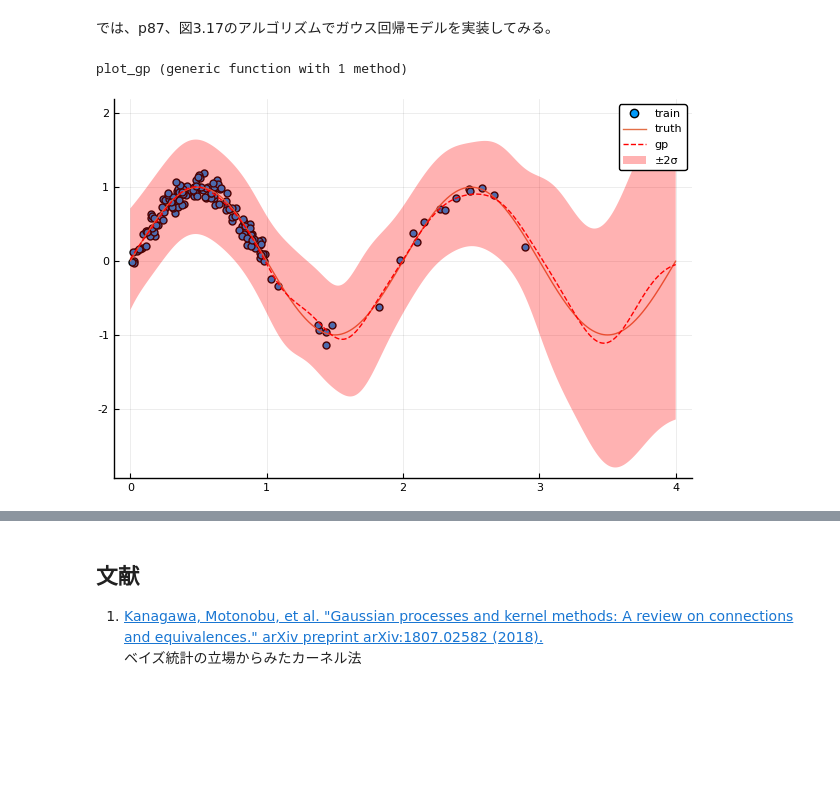
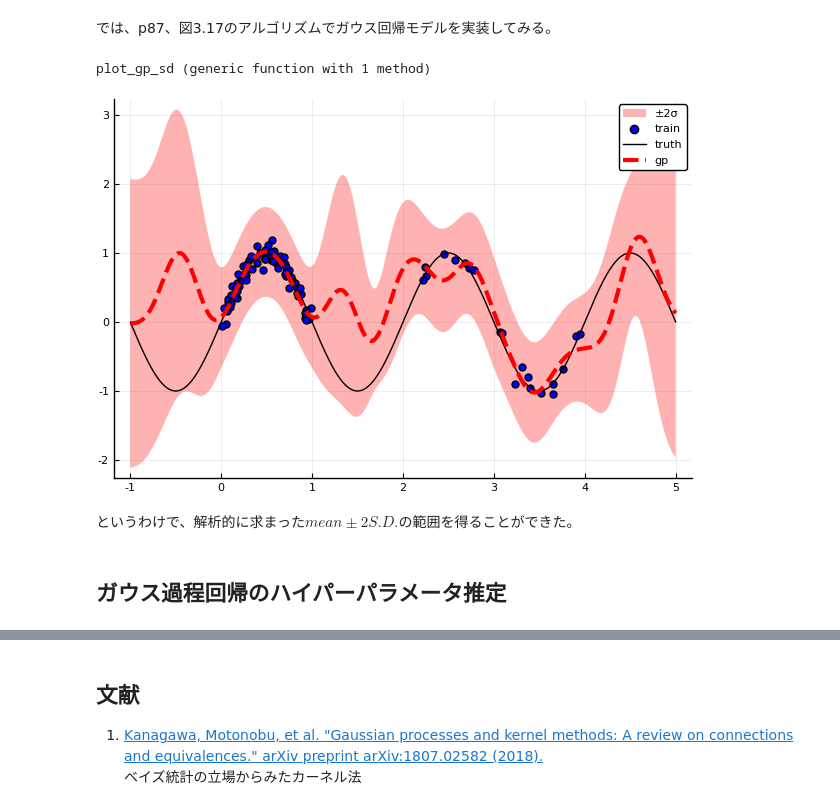
Before and after one commit to sunbluesome/sunbluesome.github.io, a Jupyter notebook: GaussianProcess/chap3.ipynb, the cells around one changed output, grey strips where cells are left out. Drawn from its saved outputs; the diff is of its cells as text; code cells hidden in the pictures; blank space fills up the shorter version.

```diff
--- a/GaussianProcess/chap3.ipynb
+++ b/GaussianProcess/chap3.ipynb
@@ -520,6 +518,8 @@ $$
 # %% [markdown]
 では、p87、図3.17のアルゴリズムでガウス回帰モデルを実装してみる。
 # %%
+using Statistics
+
 function gp(xtest::Vector{T}, xtrain::Vector{T}, ytrain::Vector{T},
         K::Matrix{T}, kernel::Function; eta=0.5) where {T<:Real}
     N = size(K,1)
@@ -546,7 +546,7 @@ function kgauss(X,σ,τ,η)
     K = τ*exp(-σ*K) + η*Matrix(I,N,N)
 end
 
-function plot_gp(xtrain, xtest, ytrain, ytest, kernel; eta=0.0)
+function plot_gp_sd(xtrain, xtest, ytrain, ytest, kernel; eta=0.0)
     K = kernel_matrix(kernel, xtrain, xtrain)
     μs = zero(xtest)
     σs = zero(xtest)
@@ -556,21 +556,26 @@ function plot_gp(xtrain, xtest, ytrain, ytest, kernel; eta=0.0)
     end
     σs[findall(x->x<0, σs)] .= 0.;
 
-    plot(xtrain, ytrain, st=:scatter, label="train", ms=5)
-    plot!(xtest, ytest, st=:line, label="truth")
-    plot!(xtest, μs, st=:line, label="gp", ms=3, ls=:dash, color=:red)
-    plot!(xtest, μs-2sqrt.(σs), label="±2σ", alpha=0,
+    p = plot(xtest, μs-2sqrt.(σs), label="±2σ", alpha=0,
         fill=μs+2sqrt.(σs), fillalpha=0.3, color=:red)
+    plot!(xtrain, ytrain, st=:scatter, label="train", ms=5, color=:blue)
+    plot!(xtest, ytest, st=:line, label="truth", color=:black)
+    plot!(xtest, μs, st=:line, label="gp", lw=3, ls=:dash, color=:red)
+    μs, σs, p
 end
 # %% [output]
-plot_gp (generic function with 1 method)
+plot_gp_sd (generic function with 1 method)
 # %%
-# xtrain = collect(range(1,stop=4,length=30))
-xtrain = vcat(rand(140),rand(20) * 2 .+ 1.0)
-xtest = collect(range(0,stop=4,length=1000))
+xtrain = vcat(rand(80),rand(20) * 2 .+ 2.0)
+xtest = collect(range(-1,stop=5,length=1000))
 ytrain = sin.(π.*xtrain) + randn(length(xtrain)).*0.1
 ytest = sin.(π.*xtest)
-kernel(x₁, x₂) = kernel_rbf_lidge(x₁, x₂, [1., 0.4, 0.1])
-plot_gp(xtrain, xtest, ytrain, ytest, kernel, eta=0.0)
+kernel(x₁, x₂) = kernel_rbf_lidge(x₁, x₂, [1.0, 0.4, 0.1])
+μ, σ, p = plot_gp_sd(xtrain, xtest, ytrain, ytest, kernel, eta=0.02)
+plot(p)
 # %% [output]
-[figure, old version]
+[figure, new version]
+# %% [markdown]
+というわけで、解析的に求まった$mean\pm 2S.D.$の範囲を得ることができた。
+# %% [markdown]
+## ガウス過程回帰のハイパーパラメータ推定
```
Also changed, not shown: parts of 12 cells of this notebook.
